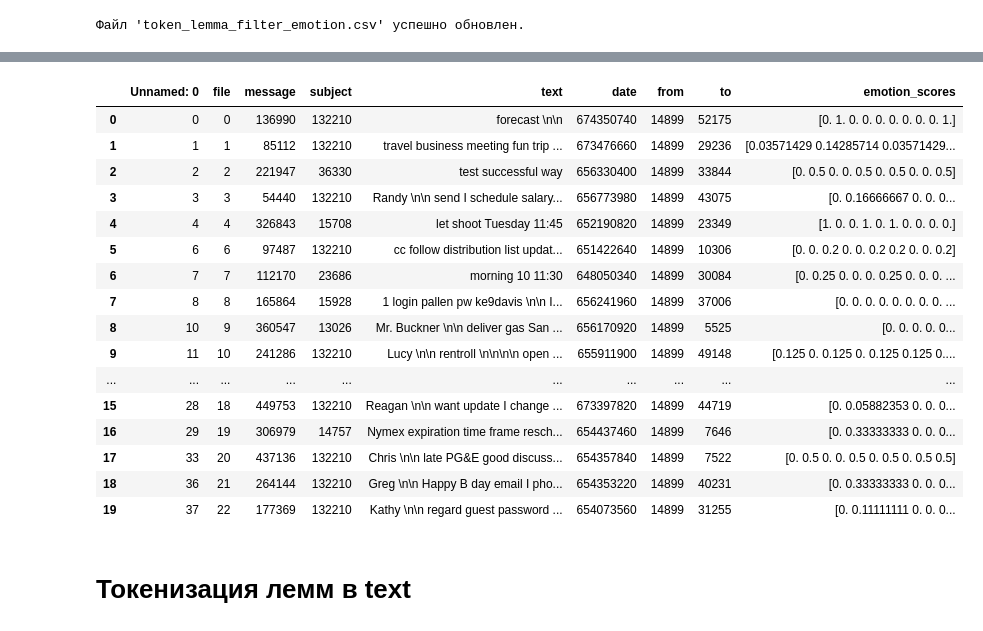
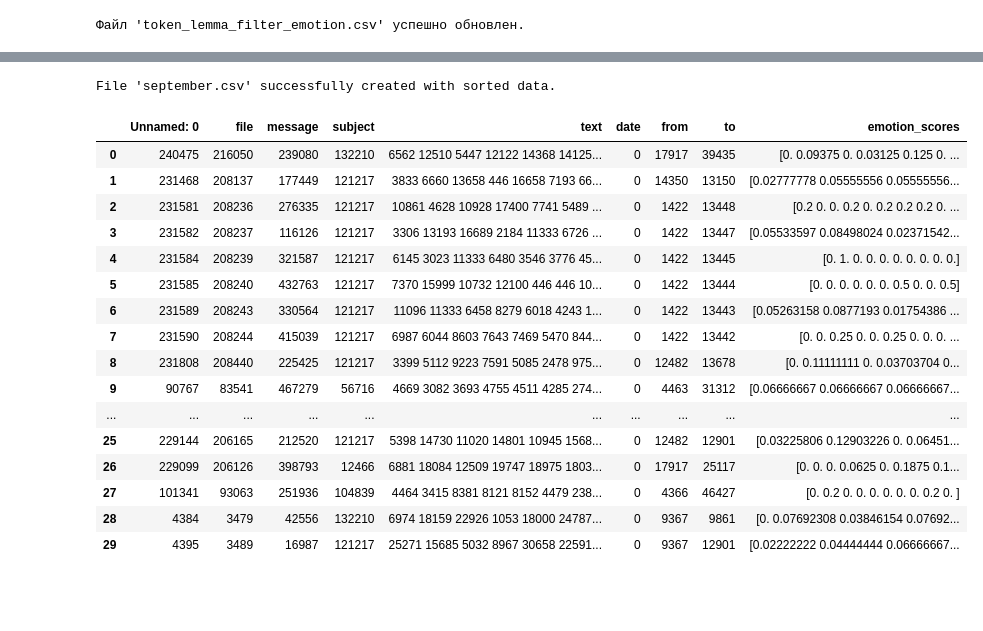
Before and after one commit to yokkochka/II_and_ML, a Jupyter notebook: september/test.ipynb, the cells around one changed output, grey strips where cells are left out. Cells and saved outputs as stored; diff of their text form; code cells hidden in the pictures; blank space fills up the shorter version.

```diff
--- a/test.ipynb
+++ b/september/test.ipynb
@@ -319,23 +313,31 @@ print("Файл 'token_lemma_filter_emotion.csv' успешно обновлен
+# %%
+df = pd.read_csv('./ignore/token_lemma_filter_emotion_token.csv')
+sorted_df = df.sort_values(by='date')
+
+sorted_df.to_csv('./result/september.csv', index=False)
+
+print("File 'september.csv' successfully created with sorted data.")
+# %% [output]
+File 'september.csv' successfully created with sorted data.
 # %%
-df = pd.read_csv('token_lemma_filter_emotion.csv')
-df.head(20)
+df = pd.read_csv('./result/september.csv')
+
+df.head(30)
 # %% [output]
 |  | Unnamed: 0 | file | message | subject | text | date | from | to | emotion_scores |
-| 0 | 0 | 0 | 136990 | 132210 | forecast \n\n | 674350740 | 14899 | 52175 | [0. 1. 0. 0. 0. 0. 0. 0. 0. 1.] |
-| 1 | 1 | 1 | 85112 | 132210 | travel business meeting fun trip ... | 673476660 | 14899 | 29236 | [0.03571429 0.14285714 0.03571429... |
-| 2 | 2 | 2 | 221947 | 36330 | test successful way | 656330400 | 14899 | 33844 | [0. 0.5 0. 0. 0.5 0. 0.5 0. 0. 0.5] |
-| 3 | 3 | 3 | 54440 | 132210 | Randy \n\n send I schedule salary... | 656773980 | 14899 | 43075 | [0. 0.16666667 0. 0. 0... |
-| 4 | 4 | 4 | 326843 | 15708 | let shoot Tuesday 11:45 | 652190820 | 14899 | 23349 | [1. 0. 0. 1. 0. 1. 0. 0. 0. 0.] |
-| 5 | 6 | 6 | 97487 | 132210 | cc follow distribution list updat... | 651422640 | 14899 | 10306 | [0. 0. 0.2 0. 0. 0.2 0.2 0. 0. 0.2] |
-| 6 | 7 | 7 | 112170 | 23686 | morning 10 11:30 | 648050340 | 14899 | 30084 | [0. 0.25 0. 0. 0. 0.25 0. 0. 0. ... |
-| 7 | 8 | 8 | 165864 | 15928 | 1 login pallen pw ke9davis \n\n I... | 656241960 | 14899 | 37006 | [0. 0. 0. 0. 0. 0. 0. 0. ... |
-| 8 | 10 | 9 | 360547 | 13026 | Mr. Buckner \n\n deliver gas San ... | 656170920 | 14899 | 5525 | [0. 0. 0. 0. 0... |
-| 9 | 11 | 10 | 241286 | 132210 | Lucy \n\n rentroll \n\n\n\n open ... | 655911900 | 14899 | 49148 | [0.125 0. 0.125 0. 0.125 0.125 0.... |
+| 0 | 240475 | 216050 | 239080 | 132210 | 6562 12510 5447 12122 14368 14125... | 0 | 17917 | 39435 | [0. 0.09375 0. 0.03125 0.125 0. ... |
+| 1 | 231468 | 208137 | 177449 | 121217 | 3833 6660 13658 446 16658 7193 66... | 0 | 14350 | 13150 | [0.02777778 0.05555556 0.05555556... |
+| 2 | 231581 | 208236 | 276335 | 121217 | 10861 4628 10928 17400 7741 5489 ... | 0 | 1422 | 13448 | [0.2 0. 0. 0.2 0. 0.2 0.2 0.2 0. ... |
+| 3 | 231582 | 208237 | 116126 | 121217 | 3306 13193 16689 2184 11333 6726 ... | 0 | 1422 | 13447 | [0.05533597 0.08498024 0.02371542... |
+| 4 | 231584 | 208239 | 321587 | 121217 | 6145 3023 11333 6480 3546 3776 45... | 0 | 1422 | 13445 | [0. 1. 0. 0. 0. 0. 0. 0. 0. 0.] |
+| 5 | 231585 | 208240 | 432763 | 121217 | 7370 15999 10732 12100 446 446 10... | 0 | 1422 | 13444 | [0. 0. 0. 0. 0. 0. 0.5 0. 0. 0.5] |
+| 6 | 231589 | 208243 | 330564 | 121217 | 11096 11333 6458 8279 6018 4243 1... | 0 | 1422 | 13443 | [0.05263158 0.0877193 0.01754386 ... |
+| 7 | 231590 | 208244 | 415039 | 121217 | 6987 6044 8603 7643 7469 5470 844... | 0 | 1422 | 13442 | [0. 0. 0.25 0. 0. 0.25 0. 0. 0. ... |
+| 8 | 231808 | 208440 | 225425 | 121217 | 3399 5112 9223 7591 5085 2478 975... | 0 | 12482 | 13678 | [0. 0.11111111 0. 0.03703704 0... |
+| 9 | 90767 | 83541 | 467279 | 56716 | 4669 3082 3693 4755 4511 4285 274... | 0 | 4463 | 31312 | [0.06666667 0.06666667 0.06666667... |
 | ... | ... | ... | ... | ... | ... | ... | ... | ... | ... |
-| 15 | 28 | 18 | 449753 | 132210 | Reagan \n\n want update I change ... | 673397820 | 14899 | 44719 | [0. 0.05882353 0. 0. 0... |
-| 16 | 29 | 19 | 306979 | 14757 | Nymex expiration time frame resch... | 654437460 | 14899 | 7646 | [0. 0.33333333 0. 0. 0... |
-| 17 | 33 | 20 | 437136 | 132210 | Chris \n\n late PG&E good discuss... | 654357840 | 14899 | 7522 | [0. 0.5 0. 0. 0.5 0. 0.5 0. 0.5 0.5] |
-| 18 | 36 | 21 | 264144 | 132210 | Greg \n\n Happy B day email I pho... | 654353220 | 14899 | 40231 | [0. 0.33333333 0. 0. 0... |
-| 19 | 37 | 22 | 177369 | 132210 | Kathy \n\n regard guest password ... | 654073560 | 14899 | 31255 | [0. 0.11111111 0. 0. 0... |
+| 25 | 229144 | 206165 | 212520 | 121217 | 5398 14730 11020 14801 10945 1568... | 0 | 12482 | 12901 | [0.03225806 0.12903226 0. 0.06451... |
+| 26 | 229099 | 206126 | 398793 | 12466 | 6881 18084 12509 19747 18975 1803... | 0 | 17917 | 25117 | [0. 0. 0. 0.0625 0. 0.1875 0.1... |
+| 27 | 101341 | 93063 | 251936 | 104839 | 4464 3415 8381 8121 8152 4479 238... | 0 | 4366 | 46427 | [0. 0.2 0. 0. 0. 0. 0. 0. 0.2 0. ] |
+| 28 | 4384 | 3479 | 42556 | 132210 | 6974 18159 22926 1053 18000 24787... | 0 | 9367 | 9861 | [0. 0.07692308 0.03846154 0.07692... |
+| 29 | 4395 | 3489 | 16987 | 121217 | 25271 15685 5032 8967 30658 22591... | 0 | 9367 | 12901 | [0.02222222 0.04444444 0.06666667... |
-# %% [markdown]
-# Токенизация лемм в text
```
Also changed, not shown: parts of 15 cells of this notebook, 8 other files.
